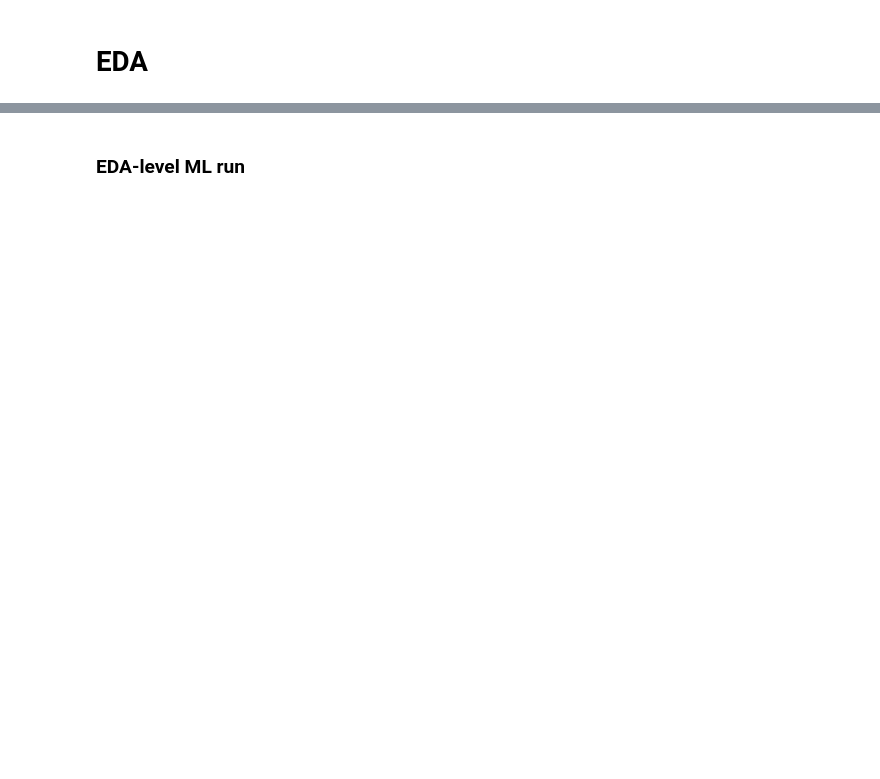
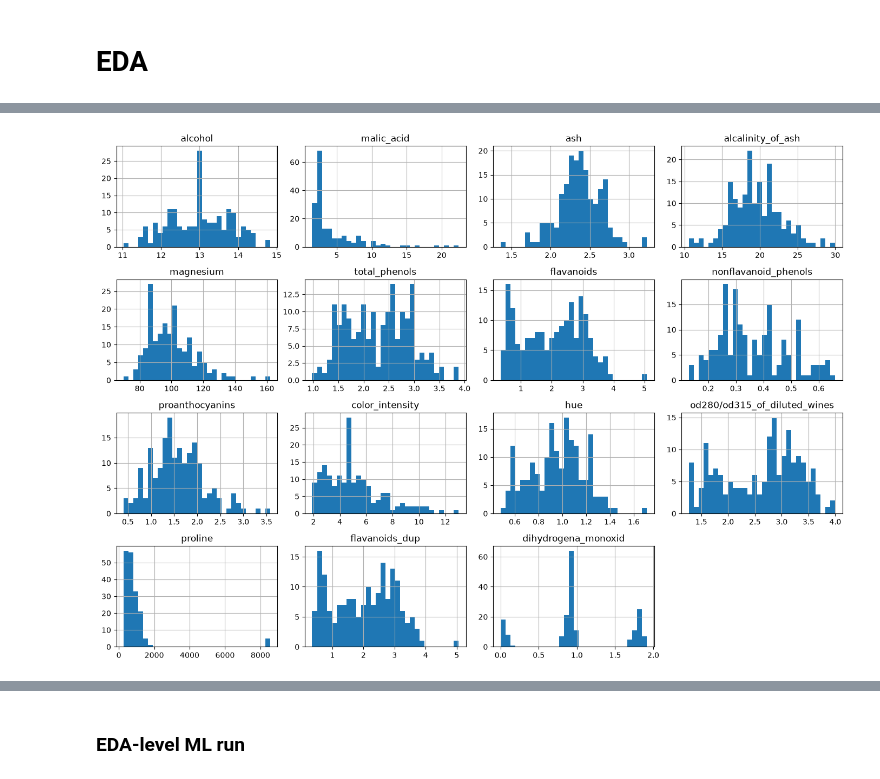
Before and after one commit to KishanDeka/vistula-workshop, a Jupyter notebook: arazim/notebooks/04_Corrupt_wine_lecture_version.ipynb, the cells around one changed output, grey strips where cells are left out. Cells and saved outputs as stored; diff of their text form; code cells hidden in the pictures; blank space fills up the shorter version.

```diff
--- a/arazim/notebooks/04_Corrupt_wine_lecture_version.ipynb
+++ b/arazim/notebooks/04_Corrupt_wine_lecture_version.ipynb
@@ -20,5 +20,6 @@ import matplotlib.pyplot as plt
 rng = np.random.default_rng(42)
 RANDOM_STATE = 42
 
-df = pd.read_csv("wine_corrupted.csv")
+df = pd.read_csv("../wine_corrupted.csv")
 target_col = "target"
+display(df.head())
@@ -30,7 +110,9 @@ target_col = "target"
 # %%
 # Distributions. What are the problems you see?
-df.drop(columns=[target_col]).hist(bins=30, figsize=(14, 10))
+df_clean.drop(columns=[target_col]).hist(bins=30, figsize=(14, 10))
 plt.tight_layout()
 plt.show()
+# %% [output]
+[figure, added]
 # %%
 # Correlations. Same question
```
Also changed, not shown: parts of 7 cells of this notebook, 4 other files.
